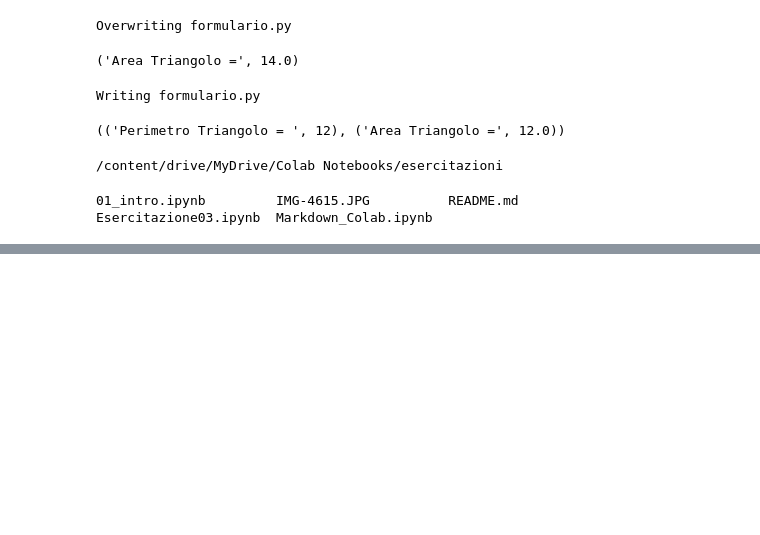
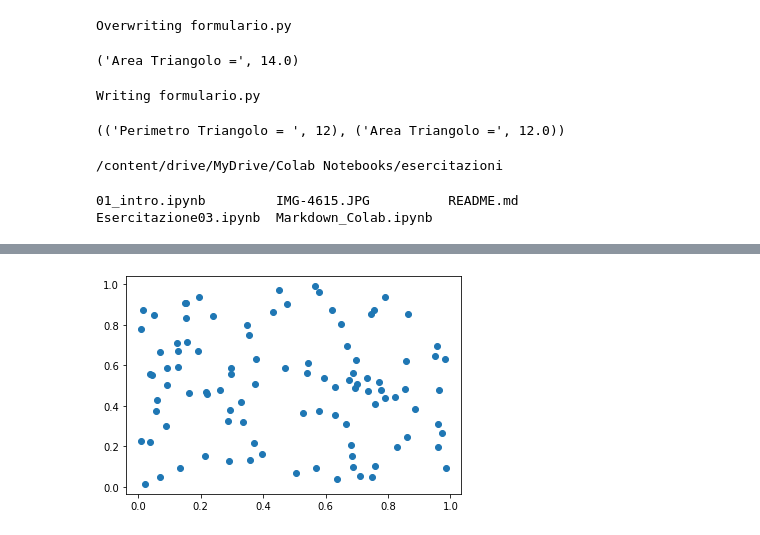
Before and after one commit to PaoloGrande/esercitazioni, a Jupyter notebook: Esercitazione03.ipynb, the cells around one changed output, grey strips where cells are left out. Cells and saved outputs as stored; diff of their text form; code cells hidden in the pictures; blank space fills up the shorter version.

```diff
--- a/Esercitazione03.ipynb
+++ b/Esercitazione03.ipynb
@@ -87,0 +97,8 @@ Esercitazione03.ipynb  Markdown_Colab.ipynb
+# %%
+x = rand(100)
+y = rand(100)
+
+plt.scatter(x,y)
+plt.show()
+# %% [output]
+[figure, added]
```
Also changed, not shown: parts of 7 cells of this notebook, 6 other files.
